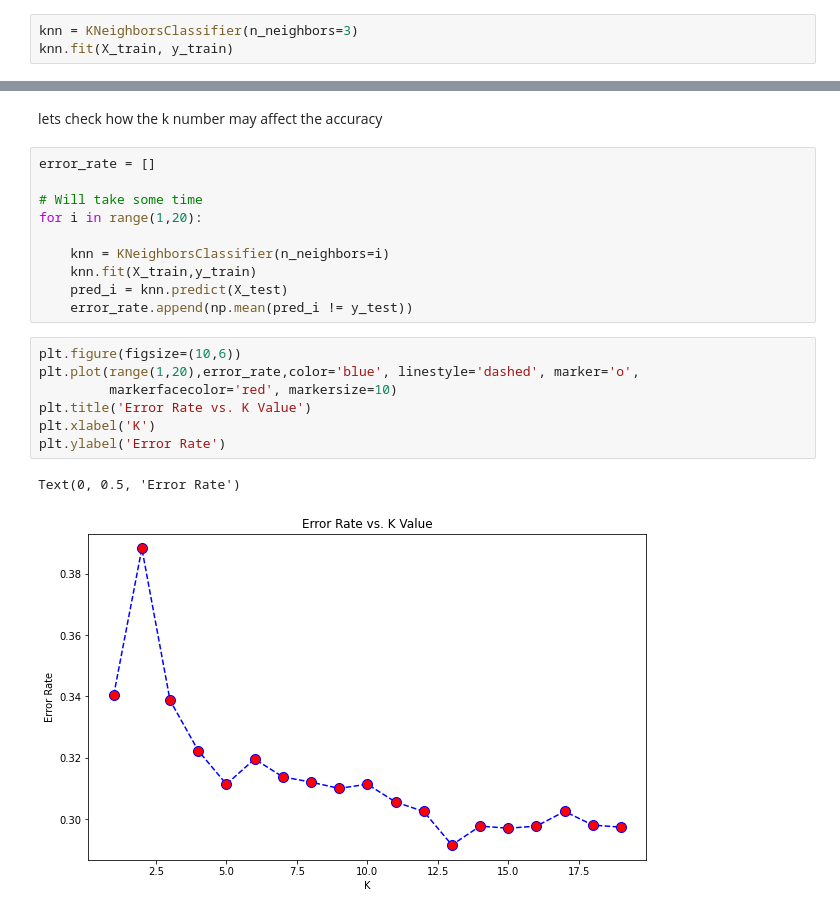
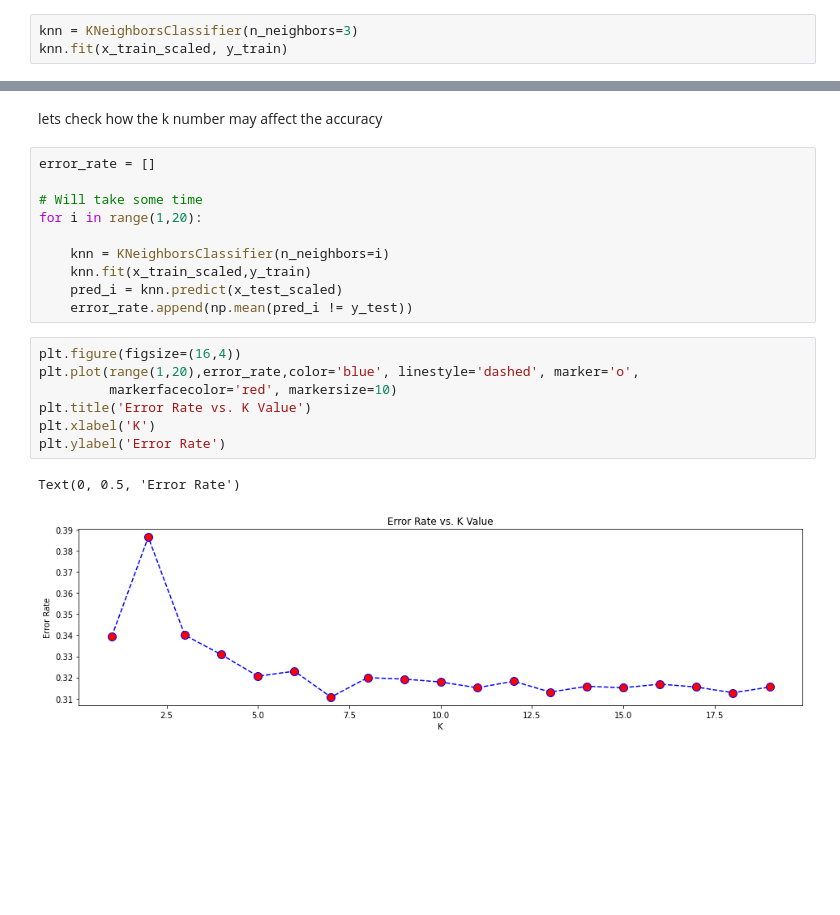
Before and after one commit to samanehmiri/Machine-Learning, a Jupyter notebook: Models/Skin-Cancer.ipynb, the cells around one changed output, grey strips where cells are left out. Drawn from its saved outputs; the diff is of its cells as text; blank space fills up the shorter version.

```diff
--- a/Models/Skin-Cancer.ipynb
+++ b/Models/Skin-Cancer.ipynb
@@ -386,7 +339,7 @@ from sklearn.metrics import classification_report
 from sklearn.metrics import confusion_matrix
 # %%
 knn = KNeighborsClassifier(n_neighbors=3)
-knn.fit(X_train, y_train)
+knn.fit(x_train_scaled, y_train)
 # %% [output]
 KNeighborsClassifier(n_neighbors=3)
 # %%
@@ -428,17 +381,17 @@ error_rate = []
 for i in range(1,20):
 
     knn = KNeighborsClassifier(n_neighbors=i)
-    knn.fit(X_train,y_train)
-    pred_i = knn.predict(X_test)
+    knn.fit(x_train_scaled,y_train)
+    pred_i = knn.predict(x_test_scaled)
     error_rate.append(np.mean(pred_i != y_test))
 # %%
-plt.figure(figsize=(10,6))
+plt.figure(figsize=(16,4))
 plt.plot(range(1,20),error_rate,color='blue', linestyle='dashed', marker='o',
          markerfacecolor='red', markersize=10)
 plt.title('Error Rate vs. K Value')
 plt.xlabel('K')
 plt.ylabel('Error Rate')
 # %% [output]
 Text(0, 0.5, 'Error Rate')
-[figure, old version]
+[figure, new version]
 # %%
```
Also changed, not shown: parts of 13 cells of this notebook.
